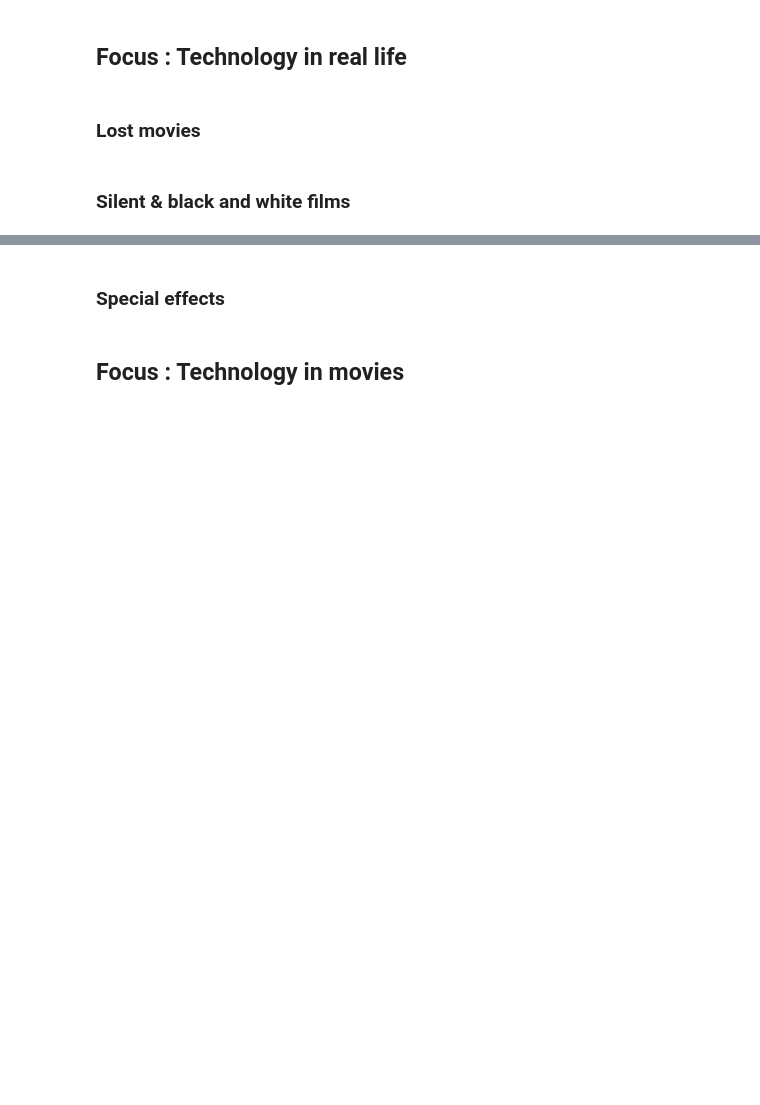
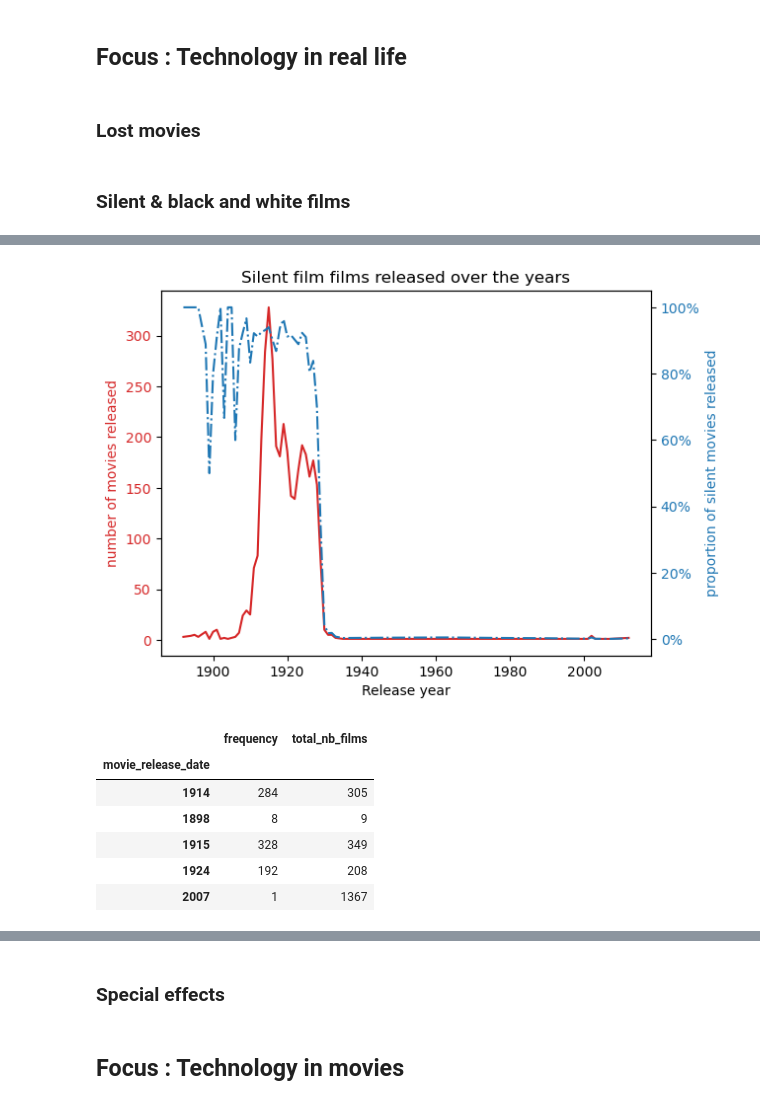
Before and after one commit to epfl-ada/ada-2023-project-adacalypse, a Jupyter notebook: code/P2_notebook.ipynb, the cells around one changed output, grey strips where cells are left out. Cells and saved outputs as stored; diff of their text form; code cells hidden in the pictures; blank space fills up the shorter version.

```diff
--- a/code/P2_notebook.ipynb
+++ b/code/P2_notebook.ipynb
@@ -651,0 +672,16 @@ plt.show()
+# %%
+#Dataframe grouping Silent films by year and indicating the number of silent films relased, as well as the total number of films released in that year
+mute_films, mute_films_by_year = release_by_genre(movies_df)
+plot_release_by_genre(mute_films_by_year)
+
+#Display resulting dataframe
+display(mute_films_by_year.sample(5))
+# %% [output]
+[figure, added]
+|  | frequency | total_nb_films |
+| movie_release_date |  |  |
+| 1914 | 284 | 305 |
+| 1898 | 8 | 9 |
+| 1915 | 328 | 349 |
+| 1924 | 192 | 208 |
+| 2007 | 1 | 1367 |
```
Also changed, not shown: parts of 27 cells of this notebook.
